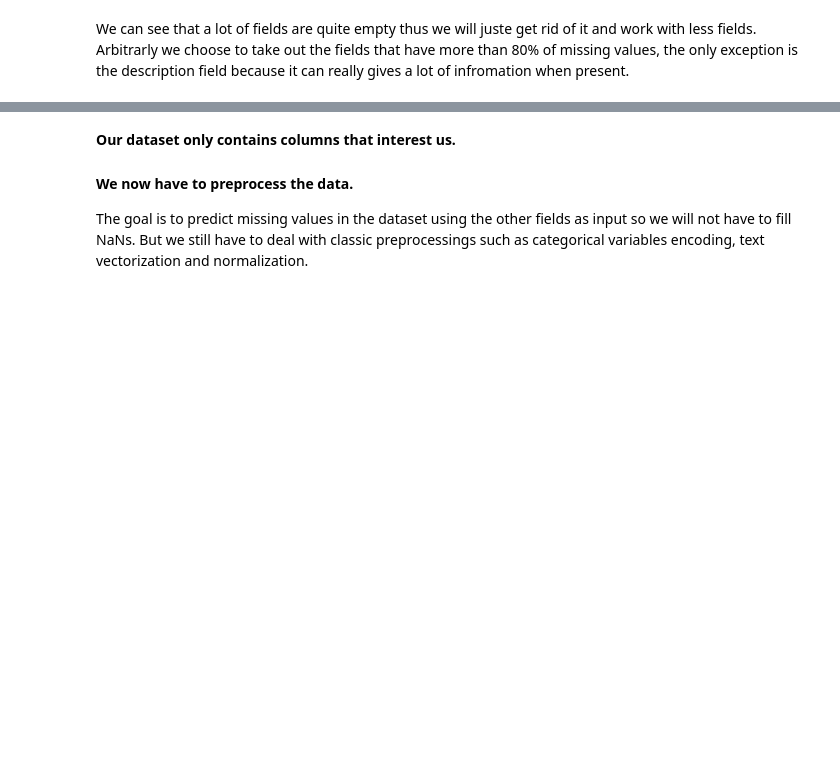
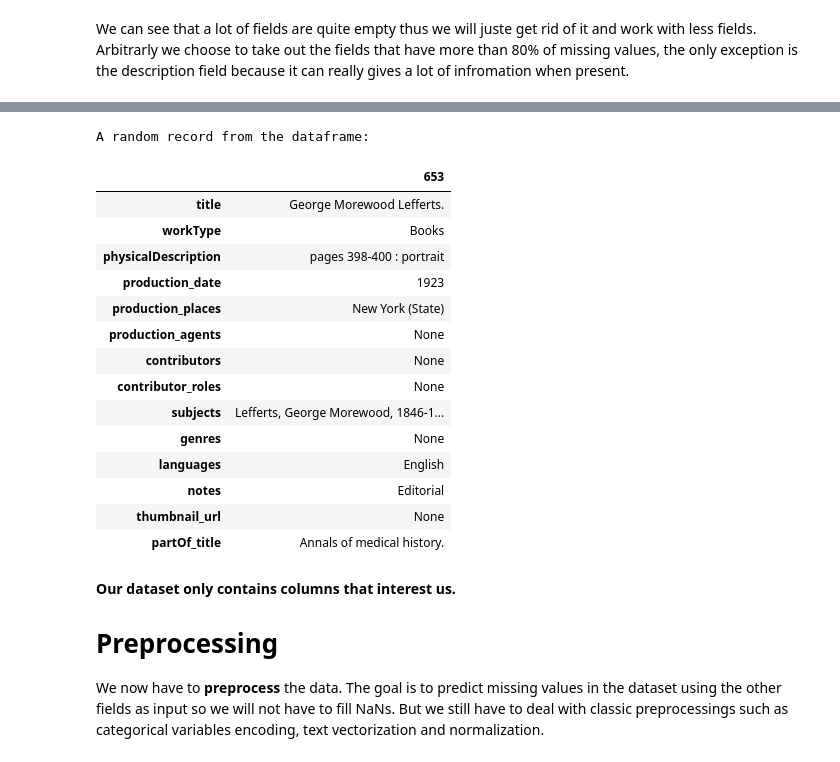
Before and after one commit to loulou413/WellcomeML, a Jupyter notebook: main.ipynb, the cells around one changed output, grey strips where cells are left out. Saved outputs shown, nothing was run; the diff lists cells and outputs as text; code cells hidden in the pictures; blank space fills up the shorter version.

```diff
--- a/main.ipynb
+++ b/main.ipynb
@@ -114,5 +151,24 @@ Shape of the filtered dataset: (100000, 28)
+# %%
+print_one_random_record(necessary_df)
+# %% [output]
+A random record from the dataframe:
+|  | 653 |
+| title | George Morewood Lefferts. |
+| workType | Books |
+| physicalDescription | pages 398-400 : portrait |
+| production_date | 1923 |
+| production_places | New York (State) |
+| production_agents | None |
+| contributors | None |
+| contributor_roles | None |
+| subjects | Lefferts, George Morewood, 1846-1... |
+| genres | None |
+| languages | English |
+| notes | Editorial |
+| thumbnail_url | None |
+| partOf_title | Annals of medical history. |
 # %% [markdown]
 __Our dataset only contains columns that interest us.__
 
-#### We now have to preprocess the data.
-The goal is to predict missing values in the dataset using the other fields as input so we will not have to fill NaNs. But we still have to deal with classic preprocessings such as categorical variables encoding, text vectorization and normalization.
+# Preprocessing
+We now have to __preprocess__ the data. The goal is to predict missing values in the dataset using the other fields as input so we will not have to fill NaNs. But we still have to deal with classic preprocessings such as categorical variables encoding, text vectorization and normalization.
```
Also changed, not shown: parts of 4 cells of this notebook, 2 other files.
